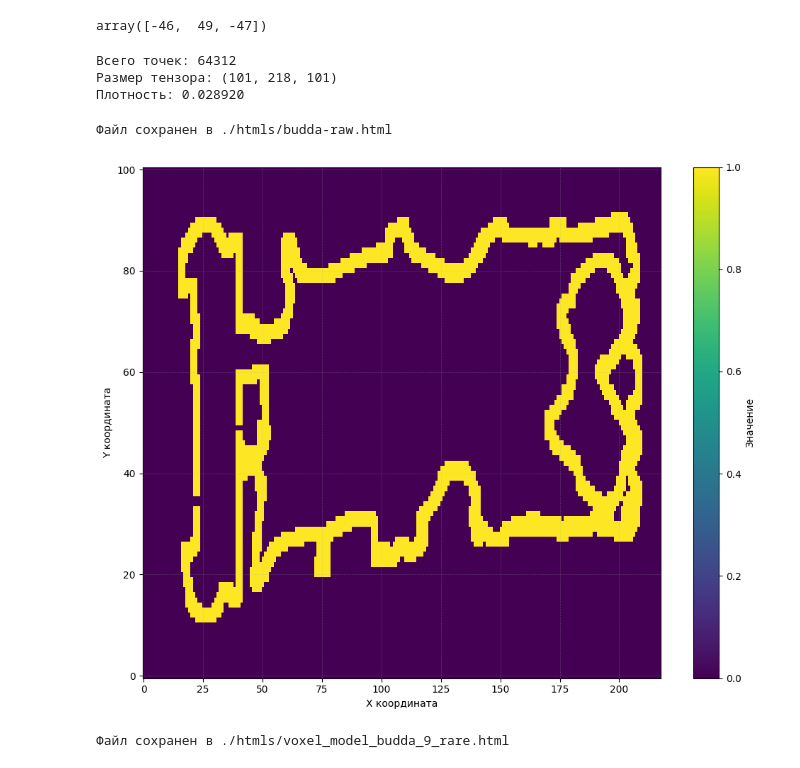
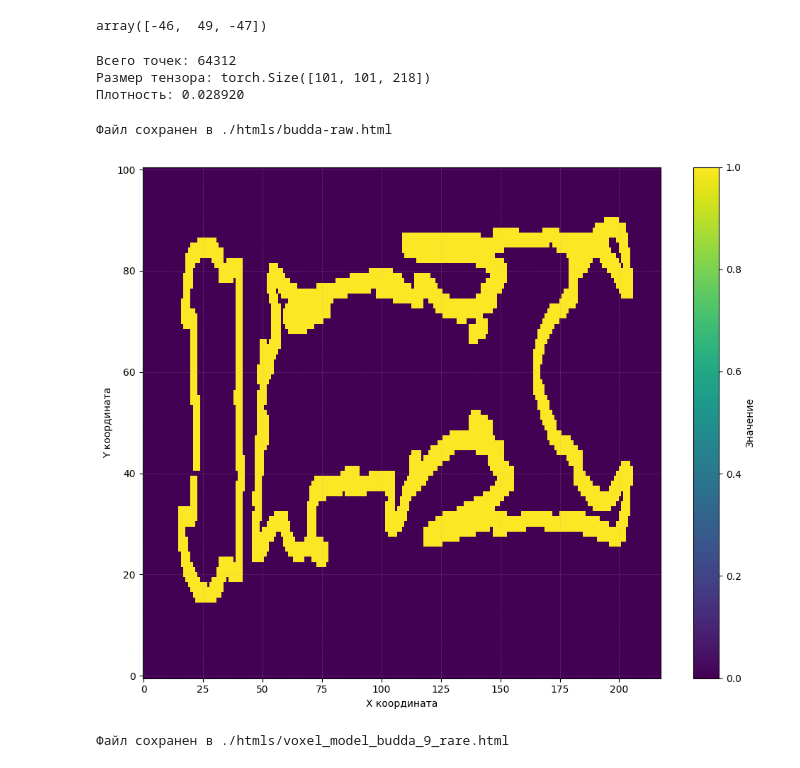
Before and after one commit to AlexanderShliakhturov/Application-of-subdivision-schemes-in-surface-approximation-problems, a Jupyter notebook: surface-reconstruction-budda.ipynb, the cells around one changed output. Drawn from its saved outputs; the diff is of its cells as text; code cells hidden in the pictures.

```diff
--- a/surface-reconstruction-budda.ipynb
+++ b/surface-reconstruction-budda.ipynb
@@ -38,21 +42,21 @@ array([-46,  49, -47])
 shifted = (int_cast_data - int_cast_data.min(axis=0) + np.array([10,10,10]))
 
 sizes = (int_cast_data.max(axis=0) - int_cast_data.min(axis=0) + np.array([20,20, 20])).astype(int)
-tensor_3d = np.zeros(sizes, dtype=int)
+tensor_3d = torch.zeros(tuple(sizes), dtype=int)
 
 tensor_3d[shifted[:, 0], shifted[:, 1], shifted[:, 2]] = 1
 
 # tensor_rotated_90 = np.rot90(tensor_3d, k=1, axes=(0, 1))
 
 # Для поворота на 180 градусов:
-tensor_rotated_90 = np.rot90(tensor_3d, k=1, axes=(1, 2))
+tensor_rotated_90 = torch.rot90(input = tensor_3d, k=1, dims=(1, 2))
 
 # Для поворота на 270 градусов:
 # tensor_rotated_270 = np.rot90(tensor_3d, k=3, axes=(0, 1))
 # %%
-make_scatter_visual(tensor_3d, 'budda_input_data')
+make_scatter_visual(tensor_rotated_90, 'budda_input_data')
 # %% [output]
 Всего точек: 64312
-Размер тензора: (101, 218, 101)
+Размер тензора: torch.Size([101, 101, 218])
 Плотность: 0.028920
 # %%
@@ -61,28 +65,30 @@ make_html_visual(tensor_3d=tensor_3d, name='budda-raw')
 # %% [output]
 Файл сохранен в ./htmls/budda-raw.html
 # %%
-tensor_slice = tensor_3d[:,:, 40]
+tensor_slice = tensor_3d[:,:, 30]
+kernel = torch.ones(size=(3,3))
 
-conv_result = make_conv_2d(source=tensor_slice, kernel=np.ones(shape=(3,3)))
+conv_result = make_conv_2d_torch(source=tensor_slice, kernel=kernel)
 
 
 plt.figure(figsize=(10, 8))
 
 plt.imshow(conv_result,
            cmap='viridis',
            aspect='auto',
            origin='lower')
 
 plt.colorbar(label='Значение')
 plt.xlabel('X координата')
 plt.ylabel('Y координата')
 
 plt.grid(True, alpha=0.3, linestyle='--', linewidth=0.5)
 
 plt.tight_layout()
+plt.savefig('./images/budda-2d-slice-after-conv.png')
 plt.show()
 # %% [output]
-[figure, old version]
+[figure, new version]
 # %%
 def make_conv_3d(source, kernel):
 
```
Also changed, not shown: parts of 4 cells of this notebook, 16 other files.
